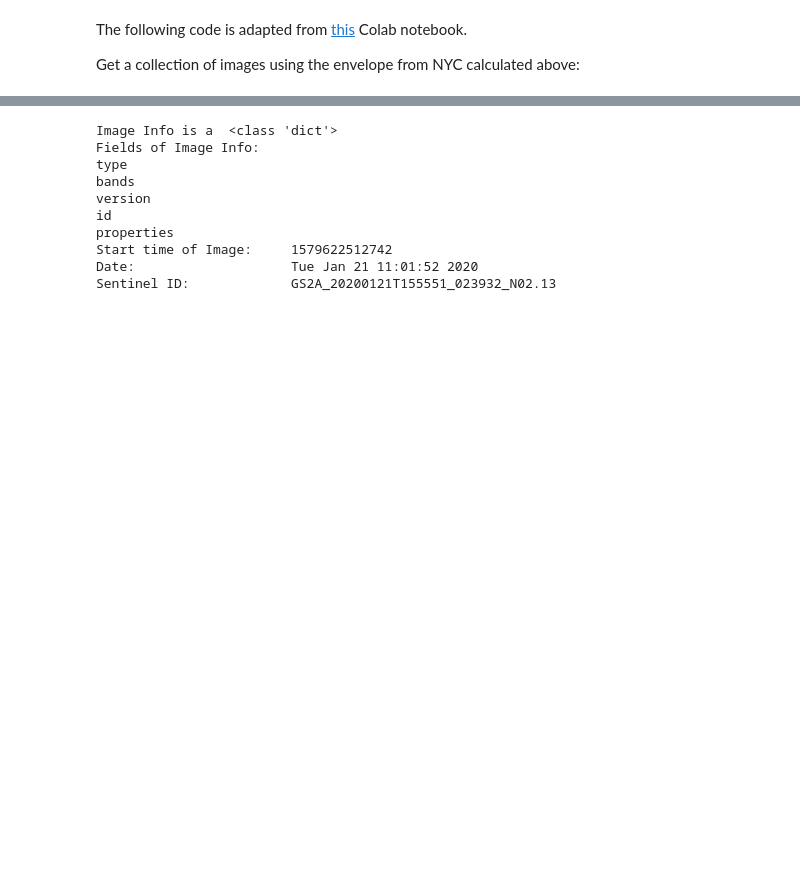
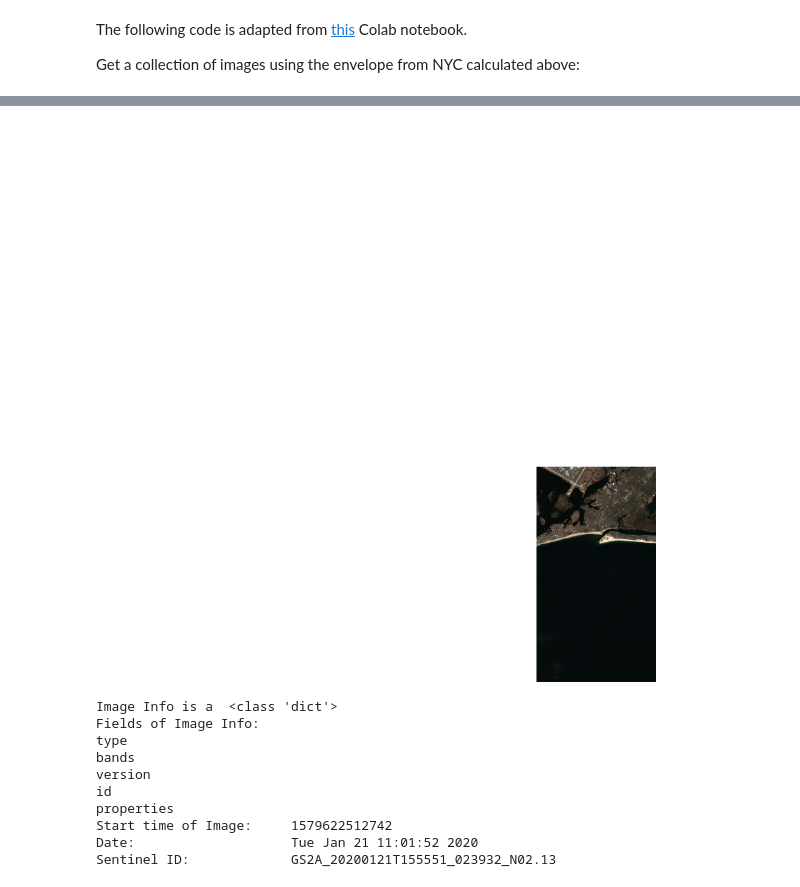
Before and after one commit to sralter/urban_development_analysis, a Jupyter notebook: gee_data.ipynb, the cells around one changed output, grey strips where cells are left out. Saved outputs shown, nothing was run; the diff lists cells and outputs as text; code cells hidden in the pictures; blank space fills up the shorter version.

```diff
--- a/gee_data.ipynb
+++ b/gee_data.ipynb
@@ -97,13 +171,14 @@ Get a collection of images using the envelope from NYC calculated above:
 # %%
 # convert envelope to GeoJSON
-nyc_envelope_geojson = gpd.GeoSeries([nyc_envelope]).__geo_interface__['features'][0]['geometry']
+mc_envelope_geojson = gpd.GeoSeries([nyc_envelope]).__geo_interface__['features'][0]['geometry']
 
 # convert GeoJSON to Earth Engine Geometry
 nyc_envelope_ee = ee.Geometry(nyc_envelope_geojson)
 
+# filter for NAIP images (high resolution)
 nyc_collection = (
     ee.ImageCollection("COPERNICUS/S2_SR_HARMONIZED")
     .filterBounds(nyc_envelope_ee)
-    .filterDate("2020-01-01", "2021-01-01")
+    # .filterDate("2020-01-01", "2021-01-01")
     .filter(ee.Filter.lte("CLOUDY_PIXEL_PERCENTAGE", 5))
 )
@@ -110,3 +205,22 @@ nyc_collection = (
+# %%
+nyc_image_first = nyc_collection.first()  # get the first image
+
+nyc_url = nyc_image_first.getThumbURL(
+    {
+        "format": "png",
+        "bands": ["B4", "B3", "B2"],
+        "dimensions": [2048, 2048],
+        "region": nyc_envelope_ee,
+        "min": 0,
+        "max": 4000,
+    }
+)
+
+nyc_thumburl_response = requests.get(nyc_url, stream=True)
+nyc_pil = Image.open(nyc_thumburl_response.raw)
+nyc_pil
+# %% [output]
+[figure, added]
 # %%
 nyc_image = ee.Image(nyc_collection.first())
 nyc_image_info = nyc_image.getInfo()
```
Also changed, not shown: parts of 7 cells of this notebook, 1 other file.
